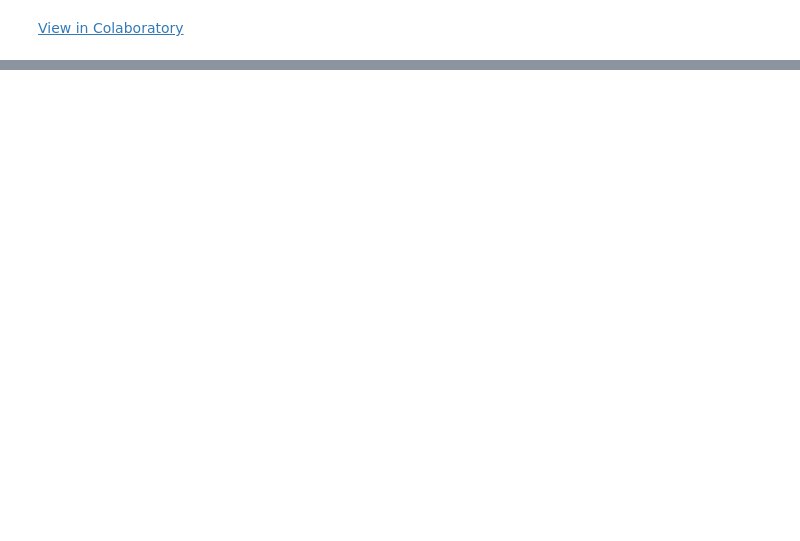
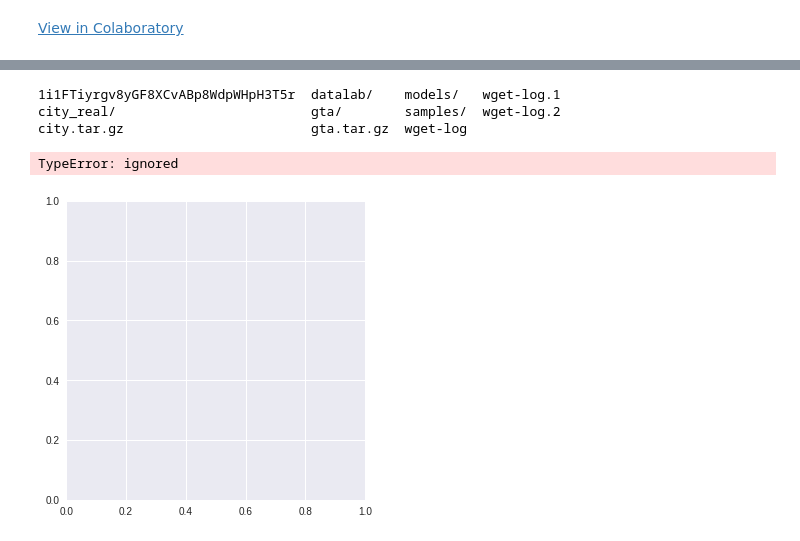
Before and after one commit to andersy005/2018-world-cup, a Jupyter notebook: image_translation.ipynb, the cells around one changed output, grey strips where cells are left out. Cells and saved outputs as stored; diff of their text form; code cells hidden in the pictures; blank space fills up the shorter version.

```diff
--- a/image_translation.ipynb
+++ b/image_translation.ipynb
@@ -542,0 +693,11 @@ saved samples/sample-30-s-m.png
+# %%
+ls
+# %% [output]
+1i1FTiyrgv8yGF8XCvABp8WdpWHpH3T5r  datalab/    models/   wget-log.1
+city_real/                         gta/        samples/  wget-log.2
+city.tar.gz                        gta.tar.gz  wget-log
+# %%
+plt.imshow('samples/sample-10-s-m.png')
+# %% [output]
+TypeError: ignored
+[figure, added]
```
Also changed, not shown: parts of 27 cells of this notebook.
